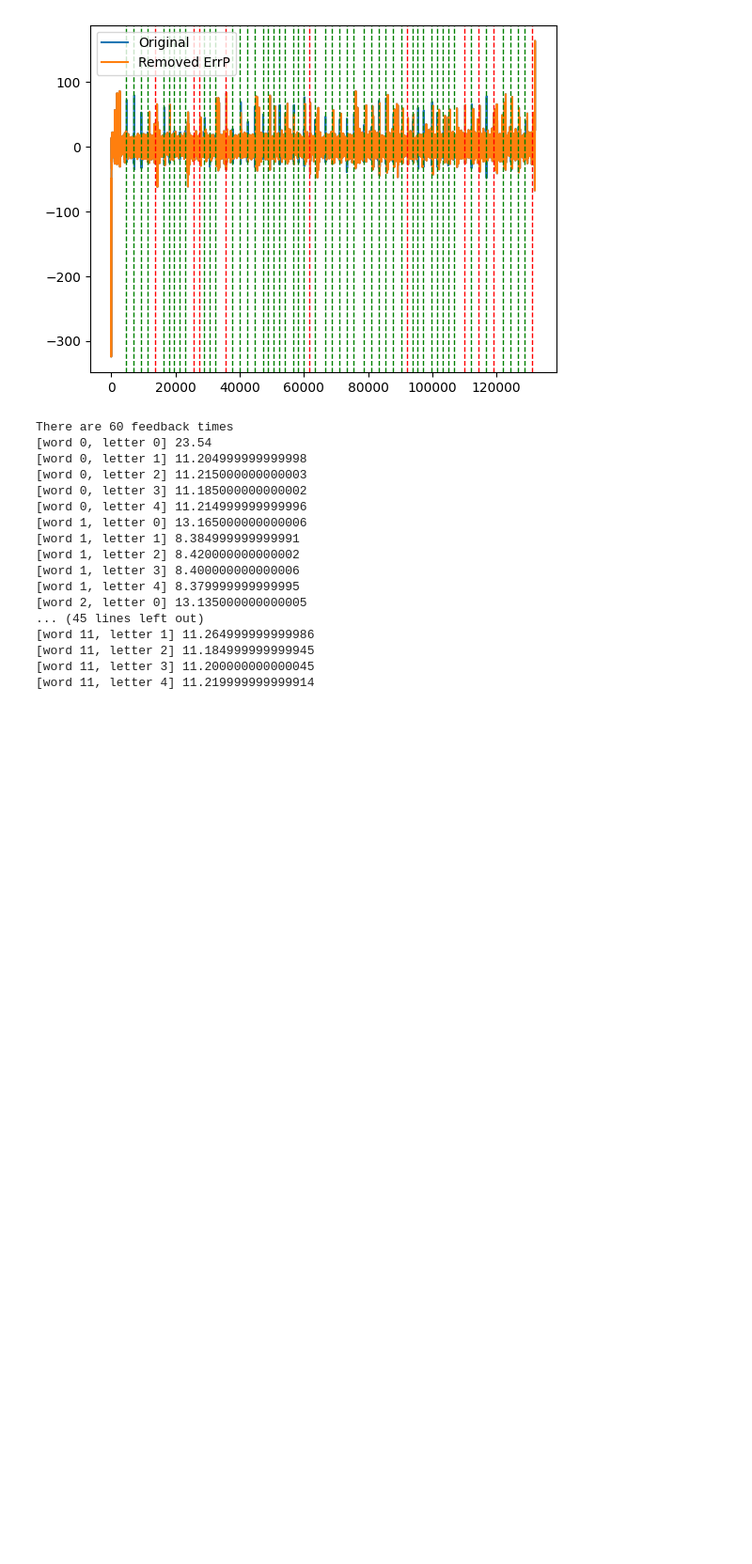
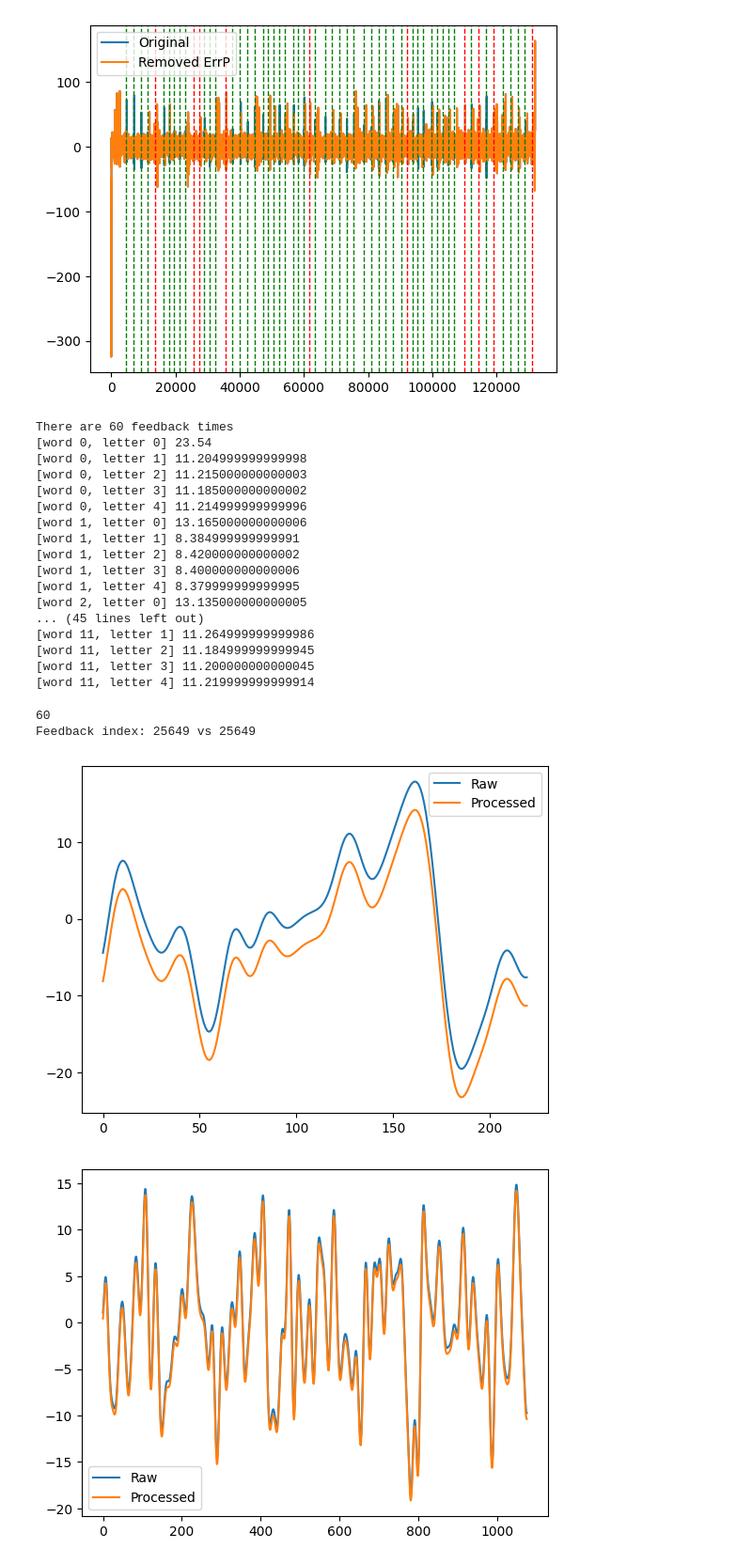
Before and after one commit to nspyrop03/bci-challenge-ner15, a Jupyter notebook: p300_detection.ipynb, the cells around one changed output. Shown at 94% size. Drawn from its saved outputs; the diff is of its cells as text; code cells hidden in the pictures; blank space fills up the shorter version.

Commit message:
Found important parts of the EEG

```diff
--- a/p300_detection.ipynb
+++ b/p300_detection.ipynb
@@ -240,3 +240,26 @@ There are 60 feedback times
 [word 11, letter 2] 11.184999999999945
 [word 11, letter 3] 11.200000000000045
 [word 11, letter 4] 11.219999999999914
+# %%
+def is_last_letter(feedback_id):
+    return feedback_id % 5 == 4
+
+def get_break_after_feedback(feedback_id, channel = default_channel):
+    break_time = 4.5 if is_last_letter(feedback_id) else 0.5
+
+    t1 = feedback_times.iloc[feedback_id] + 1.3 # end of feedback
+    t2 = t1 + break_time
+    part = filtered_data[channel].to_numpy()
+    part = part[int(t1*fs):int(t2*fs)+1]
+    part_mean = np.mean(part)
+
+    return break_time, part_mean
+# %%
+print(feedback_indices.size)
+id = 10
+test_idx = feedback_indices[id]
+test_time = feedback_times.iloc[id]
+print(f'Feedback index: {test_idx} vs {int(test_time*fs)}')
+# %% [output]
+60
+Feedback index: 25649 vs 25649
@@ -242,0 +318,14 @@ There are 60 feedback times
+# %%
+data = get_important_parts(0)
+plt.plot(data['green_raw'], label='Raw')
+plt.plot(data['green_processed'], label='Processed')
+plt.legend()
+plt.show()
+
+plt.plot(data['blinking_raw'], label='Raw')
+plt.plot(data['blinking_processed'], label='Processed')
+plt.legend()
+plt.show()
+# %% [output]
+[figure, added]
+[figure, added]
```
Also changed, not shown: parts of 5 cells of this notebook.
